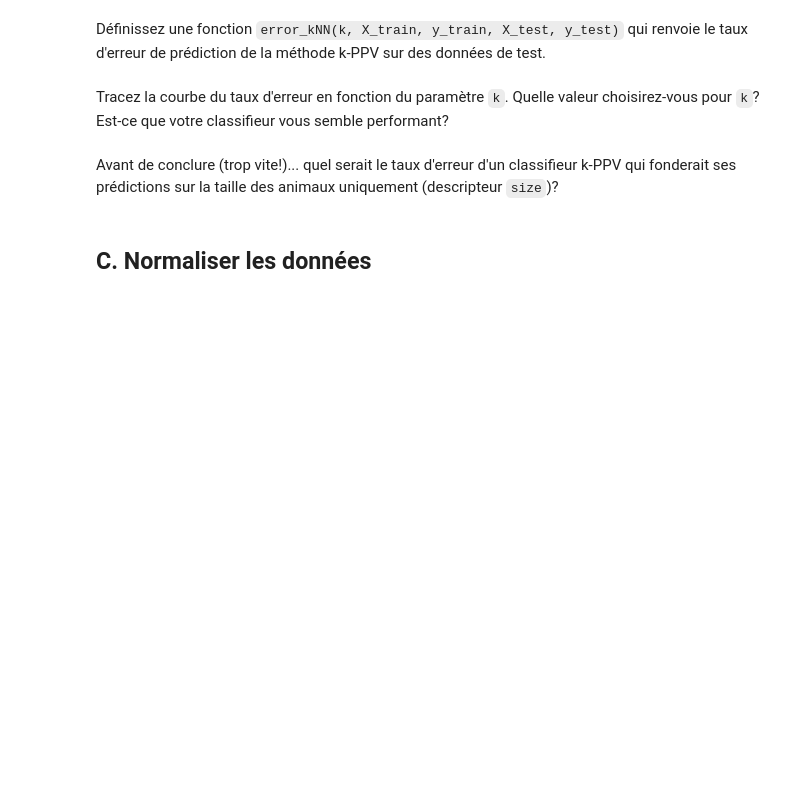
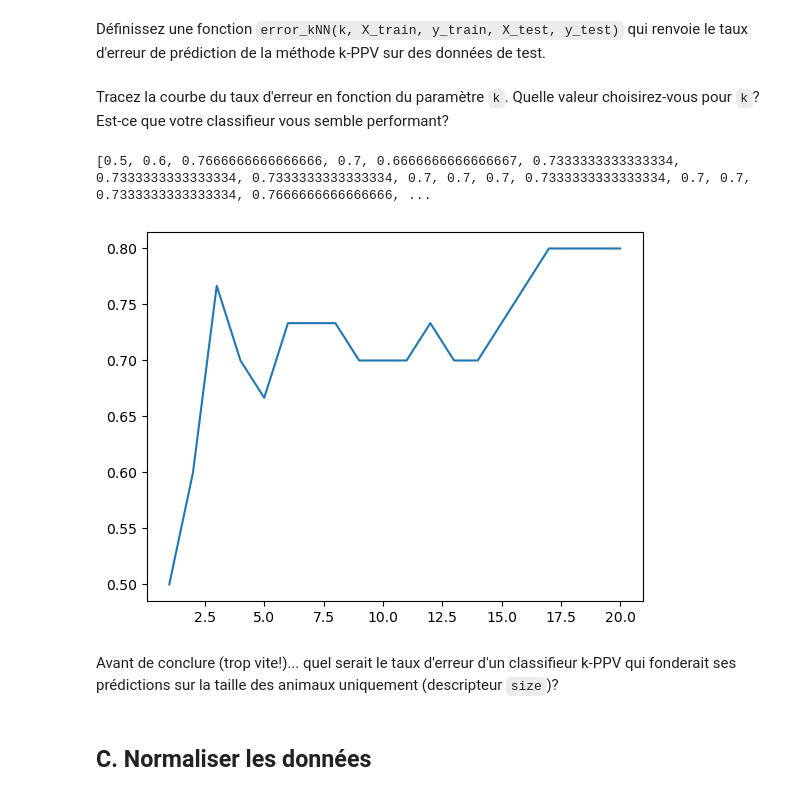
Before and after one commit to Asminouch/Semestre4_2026, a Jupyter notebook: opti/TP4 - Classer avec la méthode des k-Plus Proches Voisins-20260304/TP4_kNN.ipynb, the cells around one changed output. Saved outputs shown, nothing was run; the diff lists cells and outputs as text; code cells hidden in the pictures; blank space fills up the shorter version.

```diff
--- a/opti/TP4 - Classer avec la méthode des k-Plus Proches Voisins-20260304/TP4_kNN.ipynb
+++ b/opti/TP4 - Classer avec la méthode des k-Plus Proches Voisins-20260304/TP4_kNN.ipynb
@@ -86,7 +91,8 @@ Nous allons à présent découper `X` et `y` en deux sous-ensembles :
 Ecrire une fonction (générique) `train_test_split(X, y, train_ratio)` qui réalise un tel découpage :
 # %%
 def train_test_split(X, y, train_ratio):
-    """découpe un dataset X en deux ensembles d'entraînement (train) et de test ainsi que les labels associés
+    """découpe
+    nsi que les labels associés
 
     Args:
         X (matrice Numpy): le dataset à découper
@@ -100,16 +106,21 @@ def train_test_split(X, y, train_ratio):
         y_test (vecteur Numpy):  les labels données de test
 
     """
-    x_train= X.
-    x_test = X.
-    y_train = y.
-    y_test= y.
+    num = int(len(X) * train_ratio)
+    x_train=X[:num]
+    x_test = X[num:]
+    y_train = y[:num]
+    y_test= y[num:]
+
+
 
     return(x_train, x_test, y_train, y_test)
 # %% [markdown]
 Utilisez votre fonction pour découper notre dataset `X` en deux sous-ensembles de mêmes tailles.
 
 Vérifiez que les déséquilibres des classes sont globalement respectés (relancez le découpage si certaines classes sont absentes dans l'un des deux sous-ensembles).
+# %%
+x_train, x_test, y_train, y_test= train_test_split(X, y, 0.7)
 # %% [markdown]
 ---
 # %% [markdown]
@@ -130,5 +141,10 @@ def predict_kNN(k, X, y, x_new):
         y_new (label):  le label prédit
 
     """
+    distances= np.linalg.norm(X- x_new, axis = 1)
+    ppv_id = distances.argsort()[:k]
+    ppv_class = y[ppv_id]
+    y_new, count = np.unique (ppv_class, return_counts= True)
+    return y_new[count.argsort()[-1]]
 # %% [markdown]
 Utilisez la fonction `predict_kNN` pour prédire la classe de l'individu situé à l'indice 23 dans `X_test` à partir des données d'entraînement (`X_train`, `y_train`). Affichez la classe prédite selon différentes valeurs de `k` et comparez avec la vraie classe de l'individu (`y_test[23]`).
@@ -150,9 +170,17 @@ def error_kNN(k, X_train, y_train, X_test, y_test,):
         error_rate (float):  le taux d'erreur de prédiciton (Nb. mauvaises prédictions / Nb. prédictions)
 
     """
-    ...
+    prediction = [predict_kNN(k, X_train, y_train, X_test[i,:]) for i in range (y_test.size)]
+    return 1 -sum(prediction == y_test)/y_test.size
 # %% [markdown]
 Tracez la courbe du taux d'erreur en fonction du paramètre `k`. Quelle valeur choisirez-vous pour `k`? Est-ce que votre classifieur vous semble performant?
+# %%
+error = [error_kNN(k, x_train, y_train, x_test, y_test) for k in range(1,21)]
+plt.plot(range(1,21), error)
+print(error)
+# %% [output]
+[0.5, 0.6, 0.7666666666666666, 0.7, 0.6666666666666667, 0.7333333333333334, 0.7333333333333334, 0.7333333333333334, 0.7, 0.7, 0.7, 0.7333333333333334, 0.7, 0.7, 0.7333333333333334, 0.7666666666666666, ...
+[figure, added]
 # %% [markdown]
 Avant de conclure (trop vite!)... quel serait le taux d'erreur d'un classifieur k-PPV qui fonderait ses prédictions sur la taille des animaux uniquement (descripteur `size`)?
 # %% [markdown]
```
Also changed, not shown: parts of 3 cells of this notebook, 1 other file.
